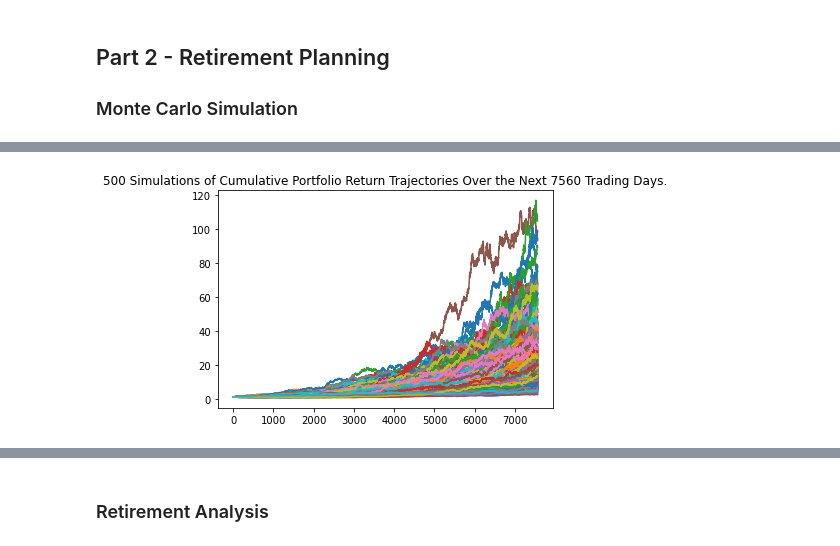
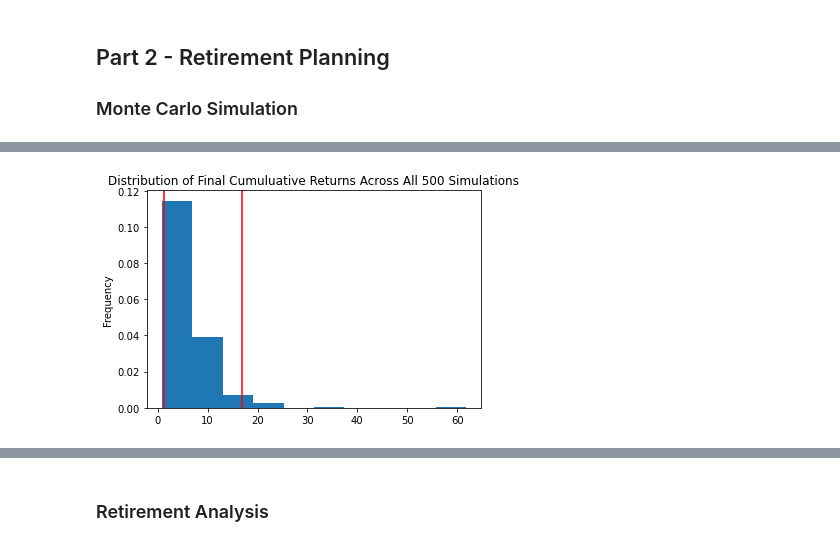
Before and after one commit to yohanhwang12/mod5chall2, a Jupyter notebook: Starter_Code/financial-planner.ipynb, the cells around one changed output, grey strips where cells are left out. Drawn from its saved outputs; the diff is of its cells as text; code cells hidden in the pictures.

```diff
--- a/Starter_Code/financial-planner.ipynb
+++ b/Starter_Code/financial-planner.ipynb
@@ -154,19 +206,30 @@ Congratulations! You have enough money in your emergency fund.
 # %%
 # Set start and end dates of five years back from today.
 # Sample results may vary from the solution based on the time frame chosen
-start_date = pd.Timestamp('2016-05-01', tz='America/New_York').isoformat()
-end_date = pd.Timestamp('2021-05-01', tz='America/New_York').isoformat()
+start_date = pd.Timestamp('2017-07-18', tz='America/New_York').isoformat()
+end_date = pd.Timestamp('2022-07-18', tz='America/New_York').isoformat()
 # %%
 # Get 5 years' worth of historical data for SPY and AGG
 # YOUR CODE HERE!
+timeframe = "1Day"
+
+df_stock_data = alpaca.get_bars(
+    tickers,
+    timeframe,
+    start= start_date,
+    end = end_date
+).df
+
 
 # Reorganize the DataFrame
 # Separate ticker data
 # YOUR CODE HERE!
-
+AGG = df_stock_data[df_stock_data["symbol"]=='AGG'].drop('symbol',axis=1)
+SPY = df_stock_data[df_stock_data["symbol"]=='SPY'].drop('symbol',axis=1)
 
 # Concatenate the ticker DataFrames
 # YOUR CODE HERE!
+df_stock_data = pd.concat([AGG,SPY], axis=1, keys=['AGG', 'SPY'])
 
 # Display sample data
 df_stock_data.head()
@@ -181,0 +245,9 @@ df_stock_data.head()
+# %%
+# Configuring a Monte Carlo simulation to forecast 30 years cumulative returns
+# YOUR CODE HERE!
+MC_even_dist = MCSimulation(
+    portfolio_data = df_stock_data,
+    weights = [.4,.6],
+    num_simulation = 500,
+    num_trading_days = 252*30
+)
@@ -231,5 +307,6 @@ Running Monte Carlo simulation number 490.
 # %%
-# Plot simulation outcomes
+# Plot probability distribution and confidence intervals
 # YOUR CODE HERE!
+dist_plot = MC_even_dist.plot_distribution()
 # %% [output]
-[figure, old version]
+[figure, new version]
```
Also changed, not shown: parts of 19 cells of this notebook.
